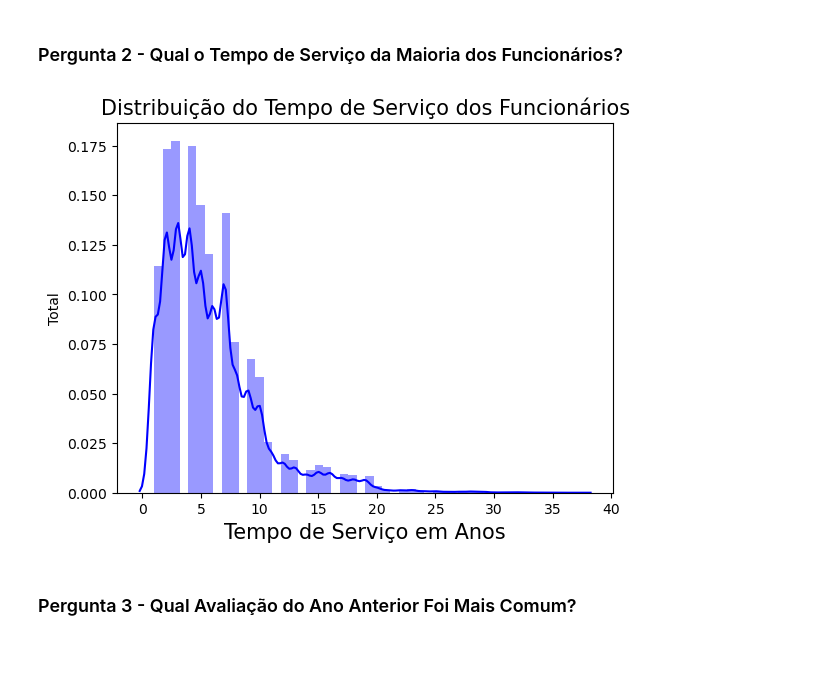
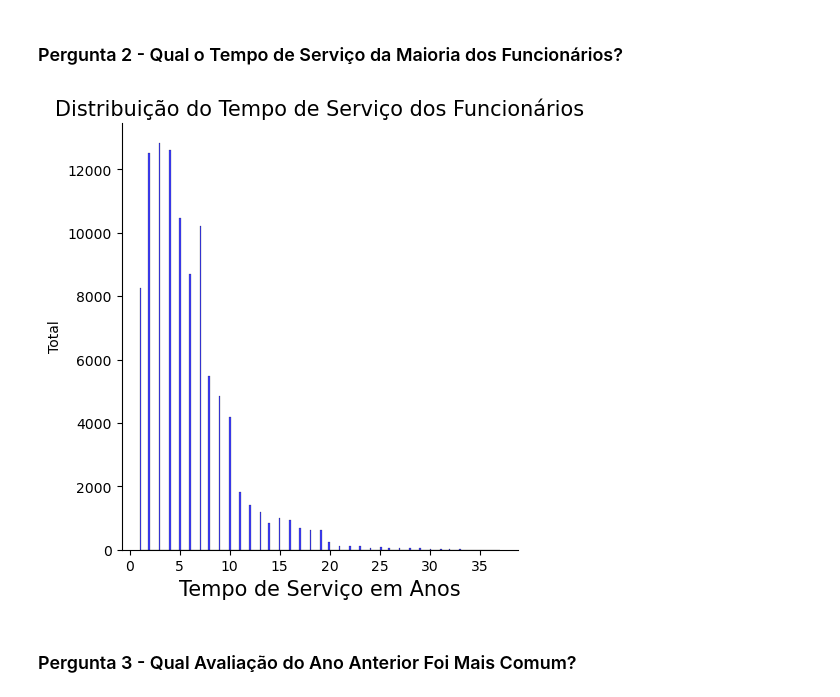
Before and after one commit to alexpaulo100/manipulacao-dados-powerBI-python, a Jupyter notebook: Mini_Projeto3.ipynb, the cells around one changed output. Cells and saved outputs as stored; diff of their text form; code cells hidden in the pictures; blank space fills up the shorter version.

```diff
--- a/Mini_Projeto3.ipynb
+++ b/Mini_Projeto3.ipynb
@@ -246,13 +249,13 @@ plt.show()
 # %%
 import matplotlib.pyplot as plt
 import seaborn as sns
-sns.distplot(dataset['tempo_servico'], color = 'blue')
+sns.displot(dataset['tempo_servico'], color = 'blue')
 plt.title('Distribuição do Tempo de Serviço dos Funcionários', fontsize = 15)
 plt.xlabel('Tempo de Serviço em Anos', fontsize = 15)
 plt.ylabel('Total')
 plt.show()
 # %% [output]
-[figure, old version]
+[figure, new version]
 # %% [markdown]
 ### Pergunta 3 - Qual Avaliação do Ano Anterior Foi Mais Comum?
 # %%
```
Also changed, not shown: parts of 5 cells of this notebook.
